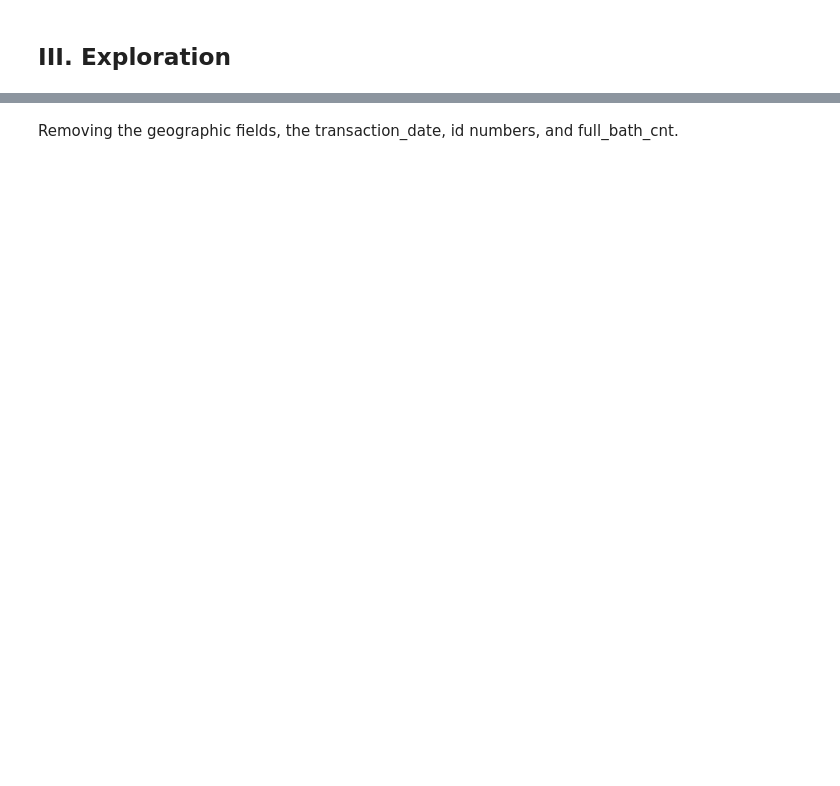
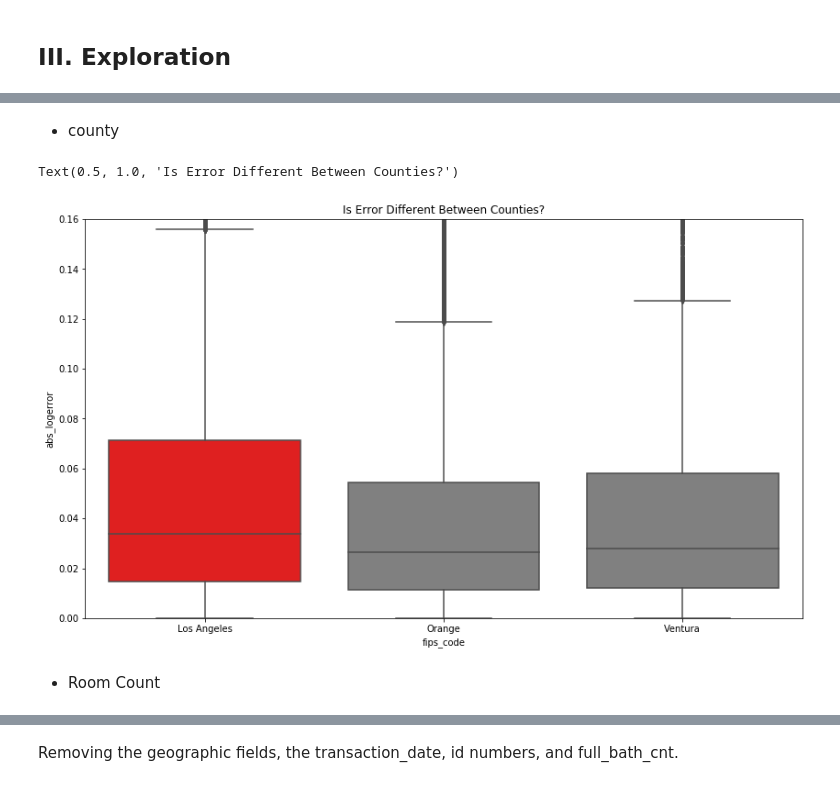
Before and after one commit to LambDom/Zillow-logerror, a Jupyter notebook: project_notebook2.ipynb, the cells around one changed output, grey strips where cells are left out. Saved outputs shown, nothing was run; the diff lists cells and outputs as text; code cells hidden in the pictures; blank space fills up the shorter version.

```diff
--- a/project_notebook2.ipynb
+++ b/project_notebook2.ipynb
@@ -282,0 +314,13 @@ summarize.nulls_by_col(zillow)
+# %% [markdown]
+- county
+# %%
+plt.figure(figsize=(14,8))
+sns.boxplot(x = 'fips_code', y = 'abs_logerror', data = zillow, palette=['red','grey','grey'])
+plt.xticks([0,1,2], ['Los Angeles', 'Orange','Ventura'])
+plt.ylim(0, .16)
+plt.title('Is Error Different Between Counties?')
+# %% [output]
+Text(0.5, 1.0, 'Is Error Different Between Counties?')
+[figure, added]
+# %% [markdown]
+- Room Count
```
Also changed, not shown: parts of 28 cells of this notebook.
